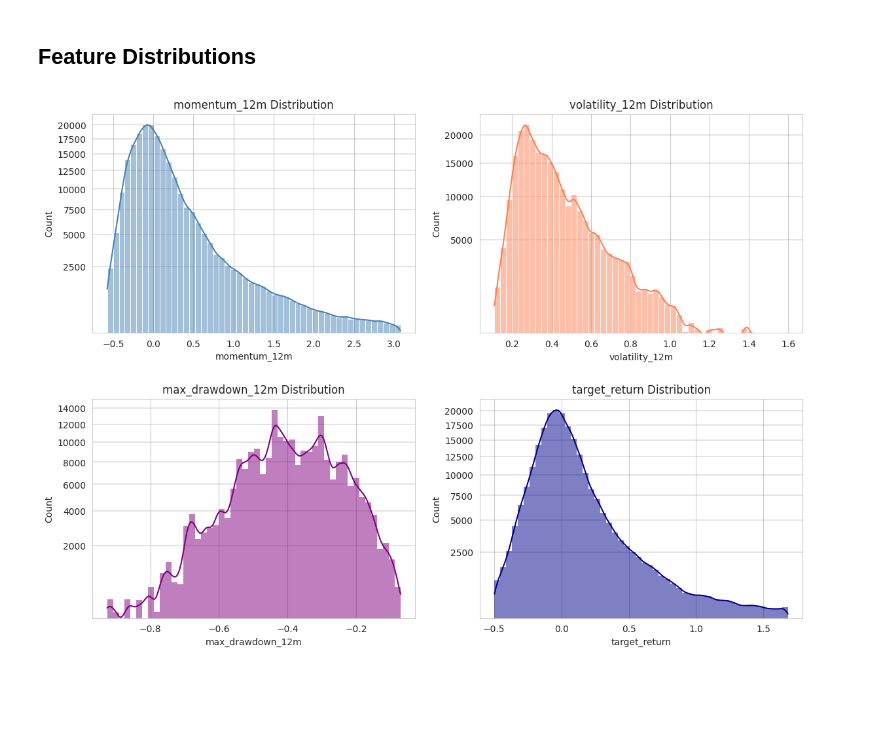
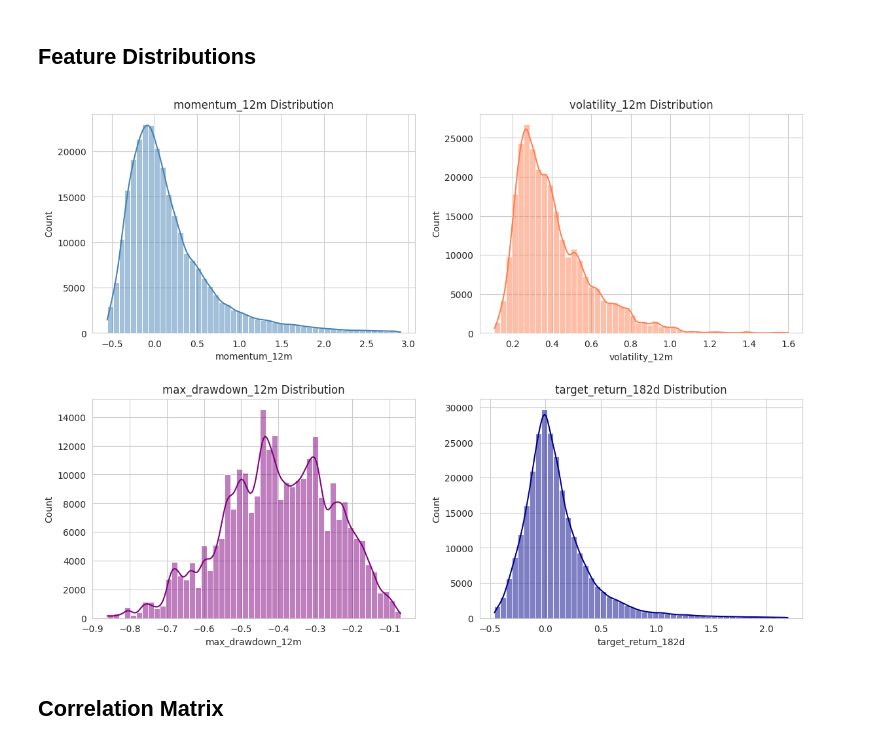
Before and after one commit to Aleliya/BiznesDengi, a Jupyter notebook: data_prep_and_eda/moex-eda.ipynb, the cells around one changed output. Drawn from its saved outputs; the diff is of its cells as text; code cells hidden in the pictures; blank space fills up the shorter version.

```diff
--- a/data_prep_and_eda/moex-eda.ipynb
+++ b/data_prep_and_eda/moex-eda.ipynb
@@ -191,7 +196,7 @@ df = pd.read_csv(PROCESSED_PATH / 'market_history_corrected.csv', parse_dates=['
 
 def calculate_momentum(df, periods):
     for period in periods:
-        col_name = f'momentum_{period}m'
+        col_name = 'momentum_' + str(period) + 'm'
         df[col_name] = df.groupby('SECID')['CLOSE'].transform(
             lambda x: x / x.shift(period * 21) - 1
         )
@@ -201,7 +206,7 @@ def calculate_volatility(df, periods):
     df = df.sort_values(['SECID', 'TRADEDATE'])
     df['daily_return'] = df.groupby('SECID')['CLOSE'].pct_change()
     for period in periods:
-        col_name = f'volatility_{period}m'
+        col_name = 'volatility_' + str(period) + 'm'
         trading_days = period * 21
         df[col_name] = df.groupby('SECID')['daily_return'].transform(
             lambda x: x.rolling(window=trading_days, min_periods=trading_days).std() * np.sqrt(252)
@@ -212,7 +217,7 @@ def calculate_volatility(df, periods):
 def calculate_max_drawdown(df, periods):
     df = df.sort_values(['SECID', 'TRADEDATE'])
     for period in periods:
-        col_name = f'max_drawdown_{period}m'
+        col_name = 'max_drawdown_' + str(period) + 'm'
         trading_days = period * 21
         def rolling_max_dd(group):
             prices = group['CLOSE']
@@ -231,7 +236,7 @@ df = calculate_volatility(df, [6, 12, 24, 36])
 print('Calculating max_drawdown...')
 df = calculate_max_drawdown(df, [6, 12, 24, 36])
 
-print(f'Shape after technical features: {df.shape}')
+print('Shape after technical features:', df.shape)
 # %% [output]
 Calculating momentum...
 Calculating volatility...
@@ -242,7 +247,7 @@ Shape after technical features: (720947, 36)
 # %%
 def calculate_avg_value(df, periods):
     for period in periods:
-        col_name = f'avg_value_{period}m'
+        col_name = 'avg_value_' + str(period) + 'm'
         trading_days = period * 21
         df[col_name] = df.groupby('SECID')['VALUE'].transform(
             lambda x: x.rolling(window=trading_days, min_periods=trading_days).mean()
@@ -300,7 +305,7 @@ df = calculate_excess_return(df, 'MOEX')
 print('Calculating beta...')
 df = calculate_beta(df, 'MOEX')
 
-print(f'Shape after financial features: {df.shape}')
+print('Shape after financial features:', df.shape)
 # %% [output]
 Calculating avg_value...
 Calculating relative_strength...
@@ -330,9 +335,14 @@ def calculate_dividend_features(df, dividends):
         sec_div = div_monthly[div_monthly['SECID'] == sec].copy()
 
         if sec_div.empty:
-            sec_df['dividend_yield_12m'] = np.nan
-            sec_df['dividend_yield_3y_avg'] = np.nan
-            sec_df['dividend_consistency_3y'] = 0
+            for idx, row in sec_df.iterrows():
+                results.append({
+                    'SECID': sec,
+                    'TRADEDATE': row['TRADEDATE'],
+                    'dividend_yield_12m': 0,
+                    'dividend_yield_3y_avg': 0,
+                    'dividend_consistency_3y': 0
+                })
         else:
             for idx, row in sec_df.iterrows():
                 current_ym = row['year_month']
@@ -366,6 +376,11 @@ def calculate_dividend_features(df, dividends):
 print('Calculating dividend features...')
 df = calculate_dividend_features(df, dividends)
 
-print(f'Shape after dividend features: {df.shape}')
+# Fill NaN for stocks without dividend history
+df['dividend_yield_12m'] = df['dividend_yield_12m'].fillna(0)
+df['dividend_yield_3y_avg'] = df['dividend_yield_3y_avg'].fillna(0)
+df['dividend_consistency_3y'] = df['dividend_consistency_3y'].fillna(0)
+
+print('Shape after dividend features:', df.shape)
 # %% [output]
 Calculating dividend features...
@@ -443,35 +552,29 @@ Saved: final_dataset.csv ((241425, 27))
 # %%
 fig, axes = plt.subplots(2, 2, figsize=(14, 10))
 
 ax = axes[0, 0]
 data = final_df['momentum_12m'].dropna()
 data_clipped = data[(data > data.quantile(0.01)) & (data < data.quantile(0.99))]
-ax.set_yscale('function', functions=(np.sqrt, np.square))
-ax.grid(axis='y', color='grey', linewidth=0.3)
 sns.histplot(data=data_clipped, bins=50, kde=True, ax=ax, color='steelblue')
 ax.set_title('momentum_12m Distribution')
 
 ax = axes[0, 1]
-ax.set_yscale('function', functions=(np.sqrt, np.square))
-ax.grid(axis='y', color='grey', linewidth=0.3)
 sns.histplot(data=final_df['volatility_12m'].dropna(), bins=50, kde=True, ax=ax, color='coral')
 ax.set_title('volatility_12m Distribution')
 
 ax = axes[1, 0]
-ax.set_yscale('function', functions=(np.sqrt, np.square))
-ax.grid(axis='y', color='grey', linewidth=0.3)
 sns.histplot(data=final_df['max_drawdown_12m'].dropna(), bins=50, kde=True, ax=ax, color='purple')
 ax.set_title('max_drawdown_12m Distribution')
 
 ax = axes[1, 1]
-ax.set_yscale('function', functions=(np.sqrt, np.square))
-ax.grid(axis='y', color='grey', linewidth=0.3)
-target_clipped = final_df['target_return'][(final_df['target_return'] > final_df['target_return'].quantile(0.01)) & (final_df['target_return'] < final_df['target_return'].quantile(0.99))]
+target_clipped = final_df['target_return_182d'][(final_df['target_return_182d'] > final_df['target_return_182d'].quantile(0.01)) & (final_df['target_return_182d'] < final_df['target_return_182d'].quantile(0.99))]
 sns.histplot(data=target_clipped, bins=50, kde=True, ax=ax, color='darkblue')
-ax.set_title('target_return Distribution')
+ax.set_title('target_return_182d Distribution')
 
 fig.subplots_adjust(hspace=0.3)
 plt.show()
 # %% [output]
-[figure, old version]
+[figure, new version]
+# %% [markdown]
+## **Correlation Matrix**
 # %%
```
Also changed, not shown: parts of 16 cells of this notebook.
